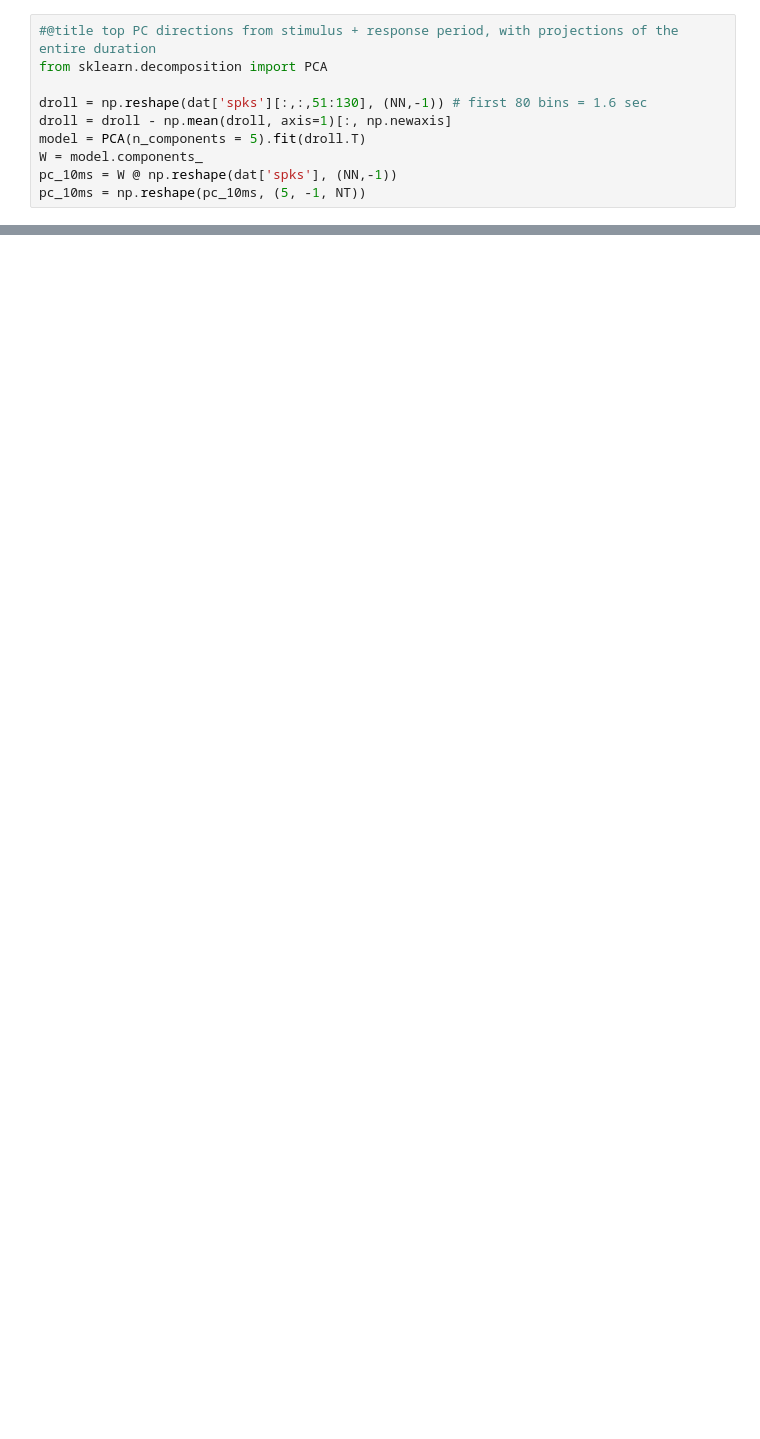
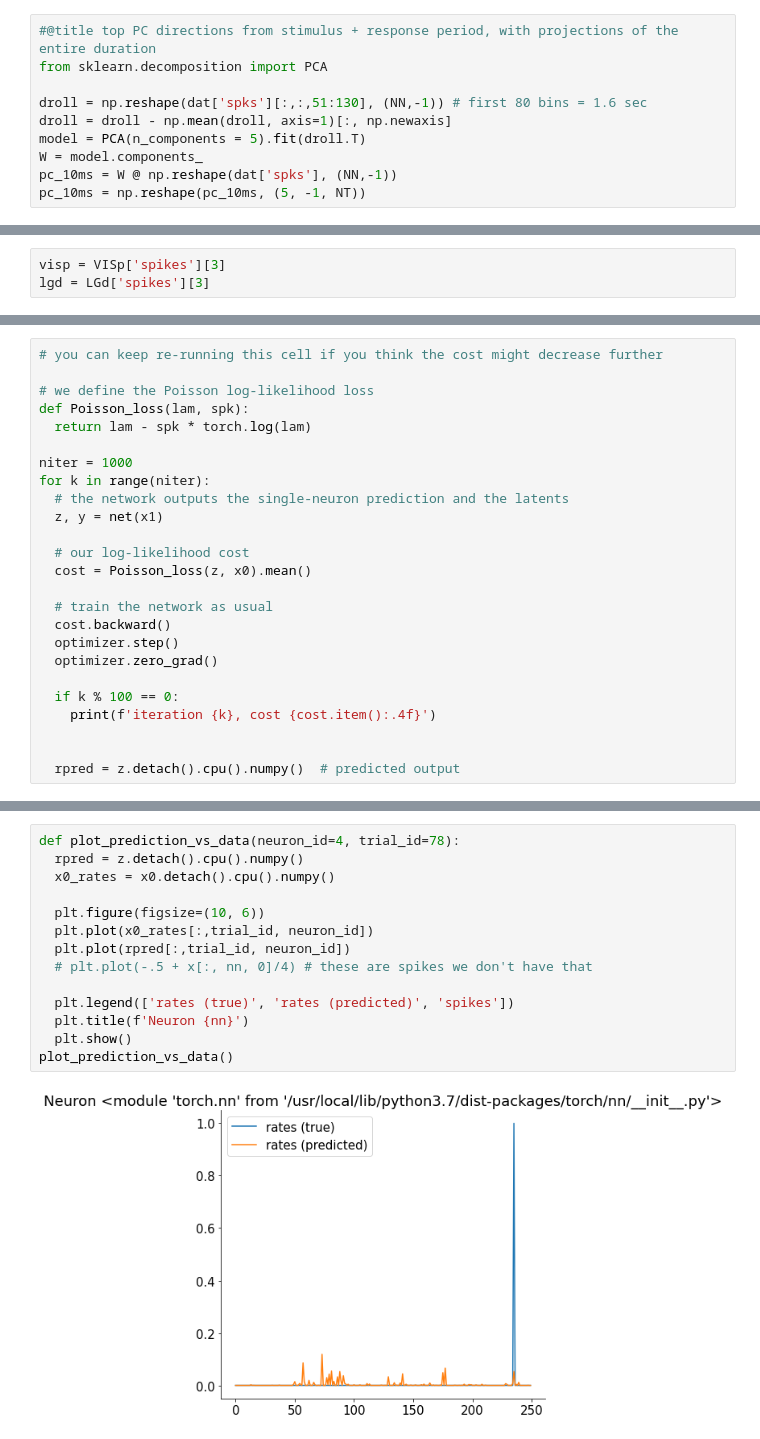
Before and after one commit to fmessore/Neuromatch, a Jupyter notebook: master_fernando.ipynb, the cells around one changed output, grey strips where cells are left out. Cells and saved outputs as stored; diff of their text form; blank space fills up the shorter version.

```diff
--- a/master_fernando.ipynb
+++ b/master_fernando.ipynb
@@ -374,0 +626,3 @@ for j in range(nareas):
+# %%
+visp = VISp['spikes'][3]
+lgd = LGd['spikes'][3]
@@ -374,0 +713,25 @@ for j in range(nareas):
+# %%
+# you can keep re-running this cell if you think the cost might decrease further
+
+# we define the Poisson log-likelihood loss
+def Poisson_loss(lam, spk):
+  return lam - spk * torch.log(lam)
+
+niter = 1000
+for k in range(niter):
+  # the network outputs the single-neuron prediction and the latents
+  z, y = net(x1)
+
+  # our log-likelihood cost
+  cost = Poisson_loss(z, x0).mean()
+
+  # train the network as usual
+  cost.backward()
+  optimizer.step()
+  optimizer.zero_grad()
+
+  if k % 100 == 0:
+    print(f'iteration {k}, cost {cost.item():.4f}')
+
+
+  rpred = z.detach().cpu().numpy()  # predicted output
@@ -374,0 +749,16 @@ for j in range(nareas):
+# %%
+def plot_prediction_vs_data(neuron_id=4, trial_id=78):
+  rpred = z.detach().cpu().numpy()
+  x0_rates = x0.detach().cpu().numpy()
+
+  plt.figure(figsize=(10, 6))
+  plt.plot(x0_rates[:,trial_id, neuron_id])
+  plt.plot(rpred[:,trial_id, neuron_id])
+  # plt.plot(-.5 + x[:, nn, 0]/4) # these are spikes we don't have that
+
+  plt.legend(['rates (true)', 'rates (predicted)', 'spikes'])
+  plt.title(f'Neuron {nn}')
+  plt.show()
+plot_prediction_vs_data()
+# %% [output]
+[figure, added]
```
Also changed, not shown: parts of 51 cells of this notebook.
